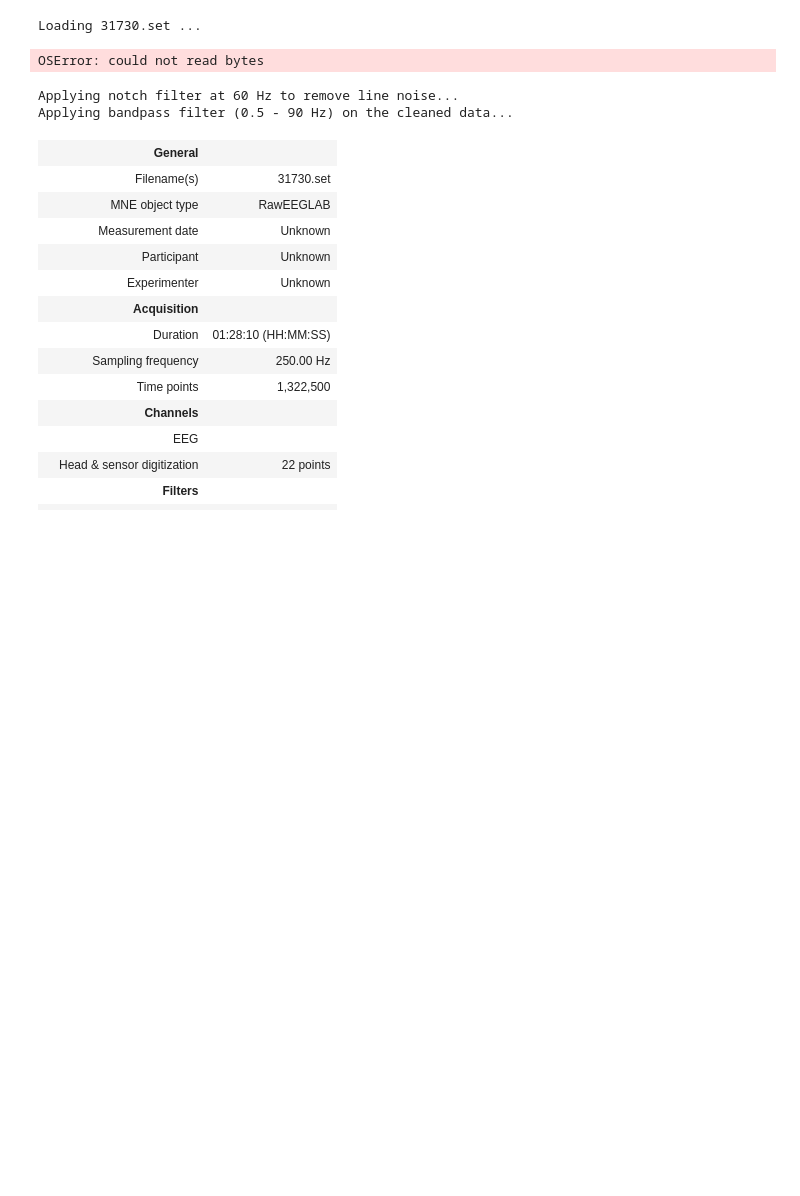
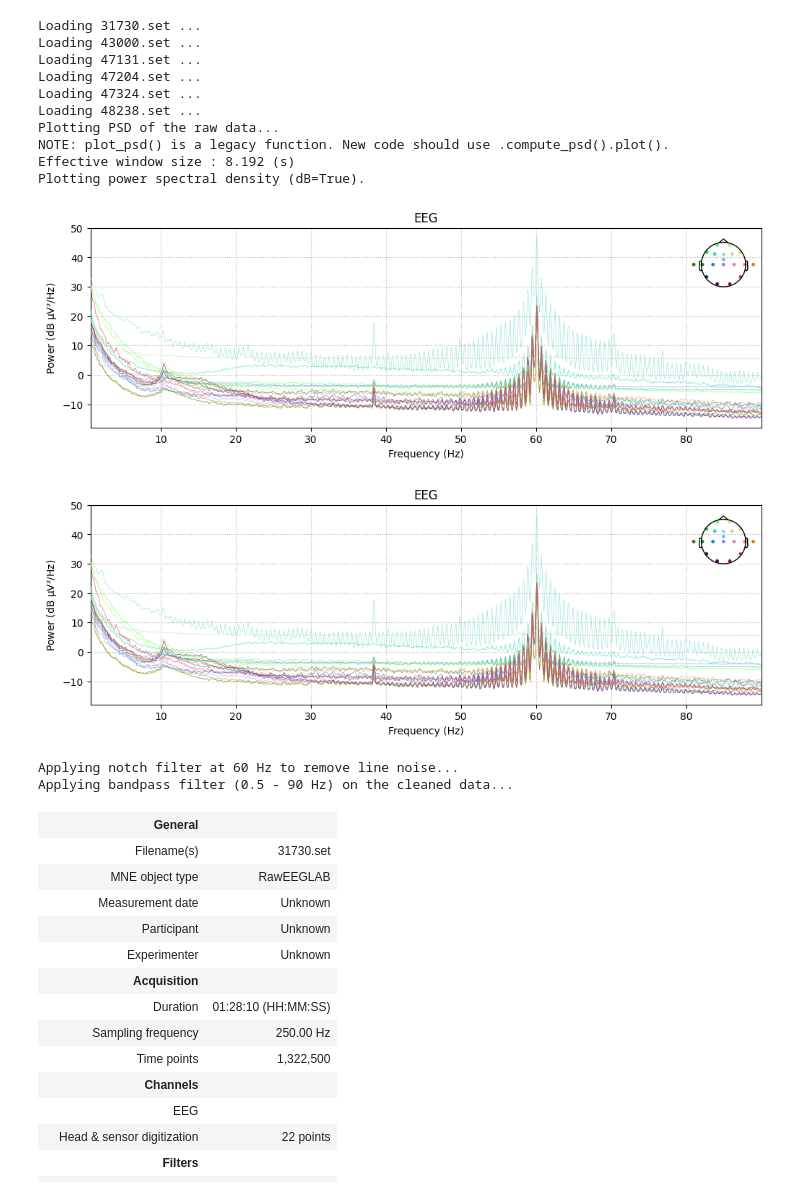
Before and after one commit to anshi-7/foraging, a Jupyter notebook: MNE python group/Forging.ipynb, the cells around one changed output. Cells and saved outputs as stored; diff of their text form; code cells hidden in the pictures; blank space fills up the shorter version.

```diff
--- a/MNE python group/Forging.ipynb
+++ b/MNE python group/Forging.ipynb
@@ -28,26 +42,36 @@ import matplotlib.pyplot as plt
 # %%
 
 # Define the list of set files
 set_files = ['31730.set', '43000.set', '47131.set', '47204.set', '47324.set', '48238.set']
 
 # Load each .set file into an MNE Raw object
 raw_list = []
 for fname in set_files:
     print(f"Loading {fname} ...")
     raw = mne.io.read_raw_eeglab(fname, preload=True)
     raw_list.append(raw)
 
 # For demonstration, we will process the first file in the list
 raw = raw_list[0]
 
 # -------------------------------
 # STEP 1: Plot PSD of the raw data
 # -------------------------------
 print("Plotting PSD of the raw data...")
-raw.plot_psd(fmin=0.5, fmax=100, show=True)
+raw.plot_psd(fmin=0.5, fmax=90, show=True)
 # %% [output]
 Loading 31730.set ...
+Loading 43000.set ...
+Loading 47131.set ...
+Loading 47204.set ...
+Loading 47324.set ...
+Loading 48238.set ...
+Plotting PSD of the raw data...
+NOTE: plot_psd() is a legacy function. New code should use .compute_psd().plot().
+Effective window size : 8.192 (s)
+Plotting power spectral density (dB=True).
-OSError: could not read bytes
+[figure, added]
+[figure, added]
 # %%
 
 # -------------------------------
```
Also changed, not shown: parts of 3 cells of this notebook.
